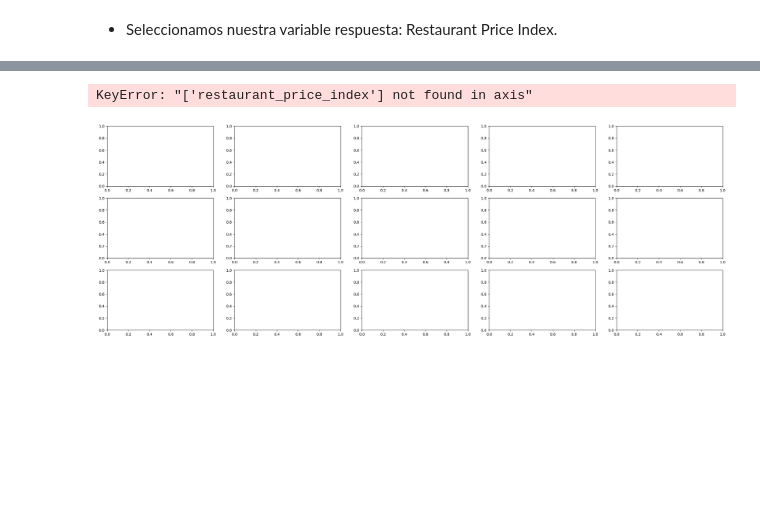
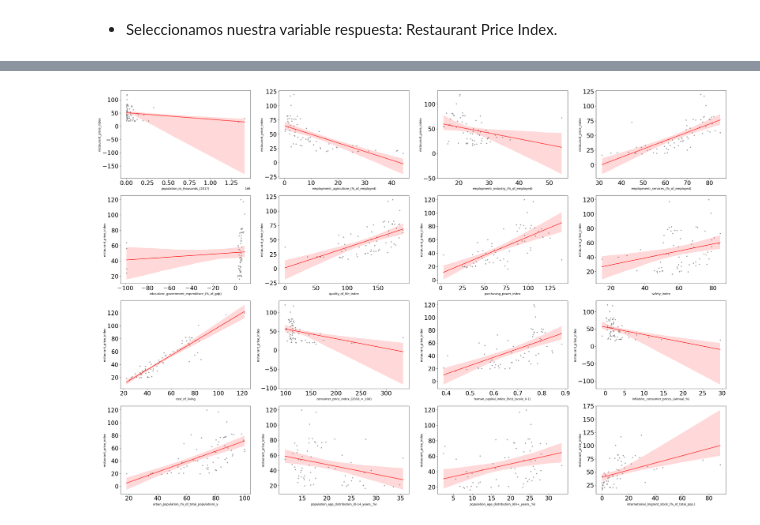
Before and after one commit to Adalab/promo-d-da-modulo3-sprint1-laura-maitane, a Jupyter notebook: regresion-lineal/reg-lin-1-machine-learning-intro.ipynb, the cells around one changed output, grey strips where cells are left out. Saved outputs shown, nothing was run; the diff lists cells and outputs as text; code cells hidden in the pictures; blank space fills up the shorter version.

```diff
--- a/regresion-lineal/reg-lin-1-machine-learning-intro.ipynb
+++ b/regresion-lineal/reg-lin-1-machine-learning-intro.ipynb
@@ -50,0 +107,4 @@ df_country.rename(columns = nuevas_columnas, inplace = True)
+# %%
+# las convertimos a tipo float
+for columna in df_country.columns[-4:]:
+    df_country[columna] = df_country[columna].apply(lambda dato: float(dato) if type(dato) == str else dato)
@@ -91,7 +171,6 @@ sns.heatmap(correl,
 # %%
 # en vista de que algunas de las variables tienen una correlación muy alta y para no complicar en exceso el tratamiento y análisis de los datos con variables redundantes (correlación superior a 0,88) procedemos a eliminar algunas columnas
 # De entre las columnas redundantes eliminamos aquellas que tienen menor correlación con nuestra variable respuesta
-df_country.drop(columns=['adjusted_net_national_income_per_capita_(constant_2010_us$)', 'grocery_index', 'gdp_per_capita_(current_us$)', 'rent_index'], inplace=True)
-df_country_num = df_country.select_dtypes(include=np.number)
-correl = df_country_num.corr(method='spearman')
+# eliminamos también la columna 'international_migrant_stock_(000)' porque da la  misma información que la de 'international_migrant_stock_(%_of_total_pop.) y tiene menos correlación con la variable respuesta'
+df_country.drop(columns=['adjusted_net_national_income_per_capita_(constant_2010_us$)', 'grocery_index', 'gdp_per_capita_(current_us$)', 'rent_index', 'international_migrant_stock_(000)'], inplace=True)
 # %%
@@ -283,3 +279,0 @@ df_country.drop()
-# %%
-for columna in df_country.columns[-4:]:
-    df_country[columna] = df_country[columna].apply(lambda dato: float(dato) if type(dato) == object else dato)
@@ -306,34 +280,23 @@ memory usage: 14.4+ KB
+# %%
+# quitamos la variable respuesta de las numéricas para sacar los regplots
+df_country_num = df_country_num.drop(columns="restaurant_price_index")
 # %%
-
-
-fig, axes = plt.subplots(nrows = 3, ncols = 5, figsize = (30, 10))
-
-
+fig, axes = plt.subplots(nrows = 4, ncols = 4, figsize = (30, 20))
 axes = axes.flat
-
-df_country_num = df_country_num.drop("restaurant_price_index")
 
 for i, colum in enumerate(df_country_num):
     sns.regplot(
         x = df_country[colum],
         y = df_country["restaurant_price_index"],
         color = "gray",
         marker = ".",
-        scatter_kws = {"alpha": 0.4},
+        scatter_kws = {"alpha": 0.7},
         line_kws = {"color": "red", "alpha": 0.7 },
         ax = axes[i])
+    axes[i].tick_params(labelsize = 20)
 
-    axes[i].set_title(f"Precio vs {colum}", fontsize = 10, fontweight = "bold")
-    axes[i].tick_params(labelsize = 20)
-    axes[i].set_xlabel("")
-    axes[i].set_ylabel("")
-
-fig.tight_layout()
-fig.delaxes(axes[-1])
-fig.delaxes(axes[-2])
-fig.delaxes(axes[-3]);
+fig.tight_layout();
 # %% [output]
-KeyError: "['restaurant_price_index'] not found in axis"
-[figure, old version]
+[figure, new version]
 # %%
 df_country.to_csv('datos/soci_econ_country_profiles_resumido.csv')
```
Also changed, not shown: parts of 19 cells of this notebook, 6 other files.
